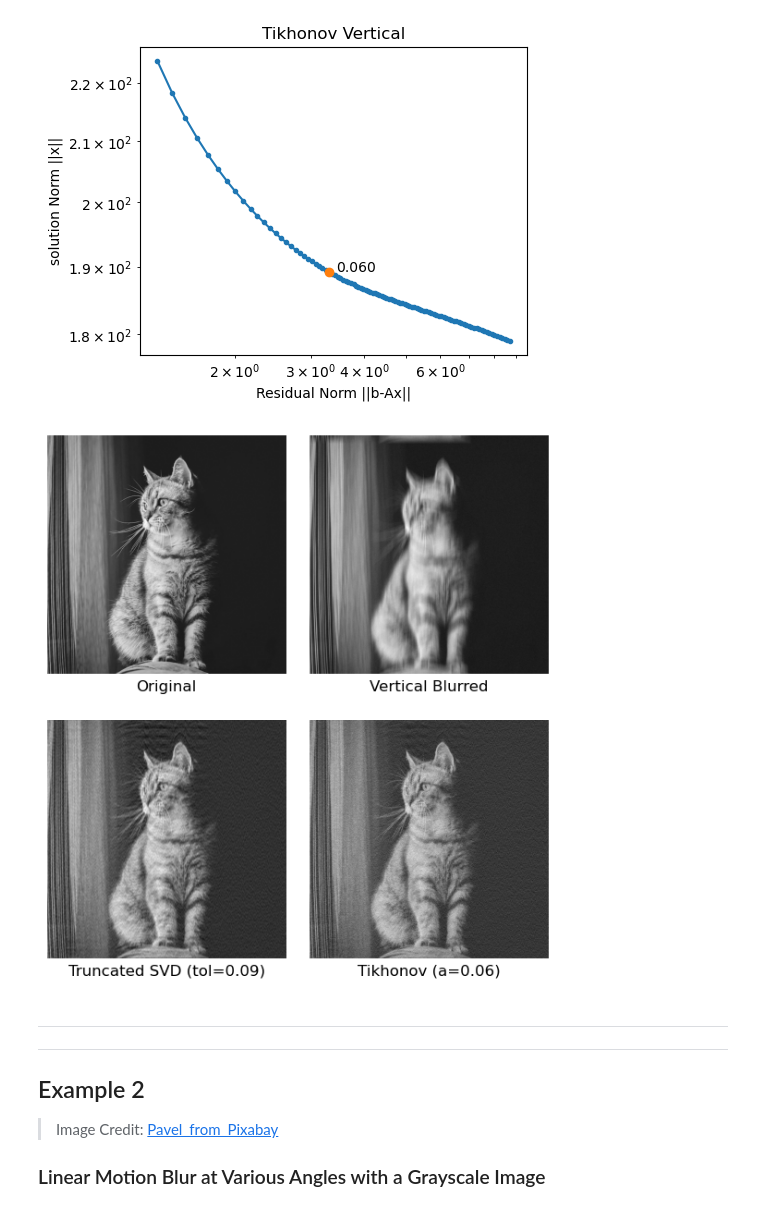
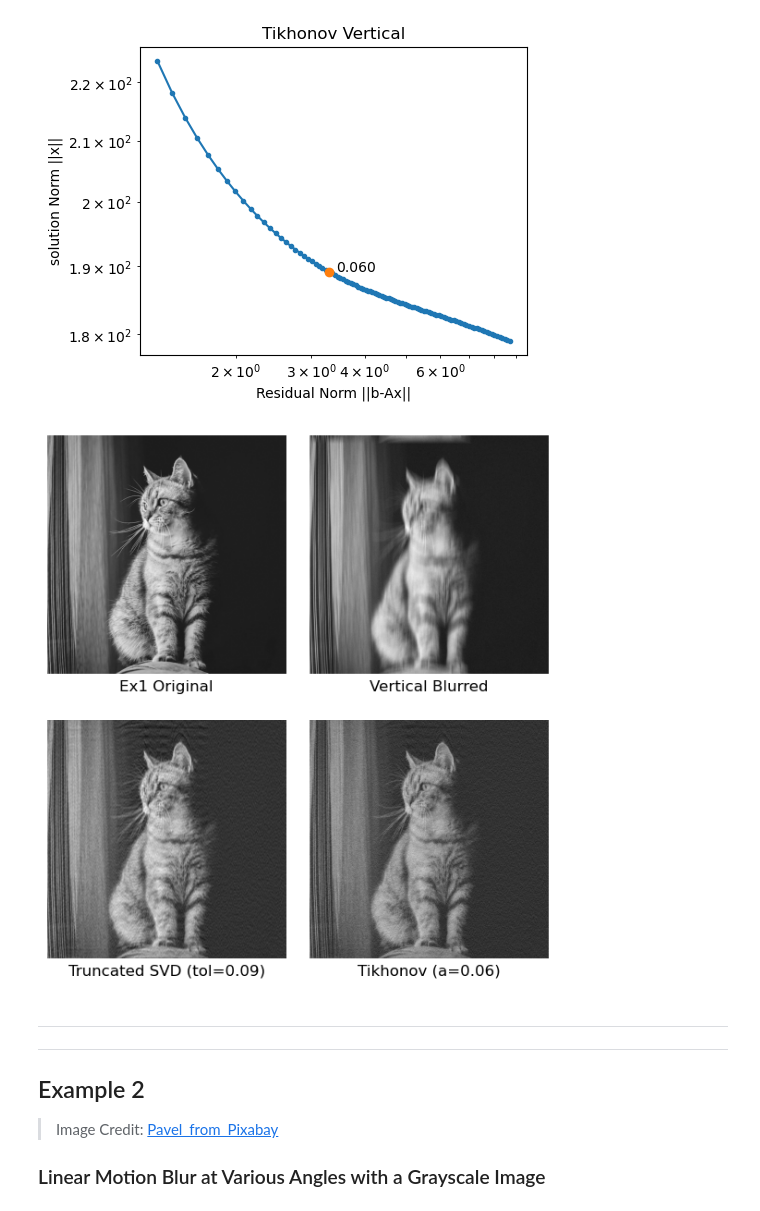
Before and after one commit to lunakim-ubc/ImageDeblurring, a Jupyter notebook: motion_deblur_linear.ipynb, the cells around one changed output. Cells and saved outputs as stored; diff of their text form; code cells hidden in the pictures.

```diff
--- a/motion_deblur_linear.ipynb
+++ b/motion_deblur_linear.ipynb
@@ -275,13 +291,13 @@ plot_l_curve(compute_tikhonov, ex1_v_psf, ex1_v_blurred,
 # %%
 ex1_v_naive = compute_naive_solution(ex1_v_psf, ex1_v_blurred)
 ex1_v_tsvd = compute_tsvd(ex1_v_psf, ex1_v_blurred, ex1_v_tsvd_tol)
 ex1_v_tikhonov = compute_tikhonov(ex1_v_psf, ex1_v_blurred, ex1_v_tikhonov_alpha)
 
 plot_comparison([ex1_gray_arr, ex1_v_blurred, ex1_v_tsvd, ex1_v_tikhonov],
-          ['Original', 'Vertical Blurred', f'Truncated SVD (tol={ex1_v_tsvd_tol})', f'Tikhonov (a={ex1_v_tikhonov_alpha})'],
+          ['Ex1 Original', 'Vertical Blurred', f'Truncated SVD (tol={ex1_v_tsvd_tol})', f'Tikhonov (a={ex1_v_tikhonov_alpha})'],
           2, 2, figsize=(7, 8), cmap='gray')
 # %% [output]
-[figure, old version]
+[figure, new version]
 # %% [markdown]
 ----------
 ----------
```
Also changed, not shown: parts of 8 cells of this notebook.
